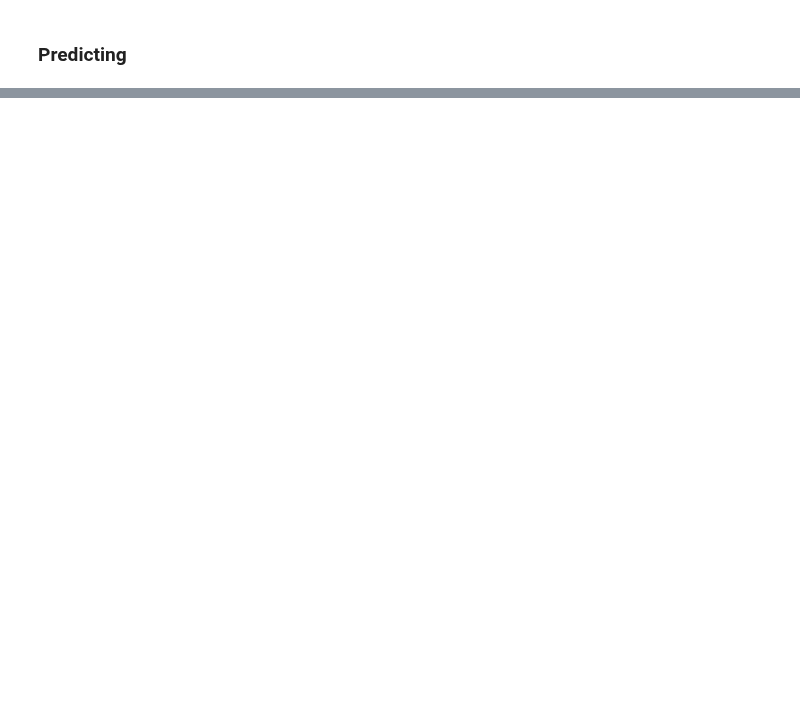
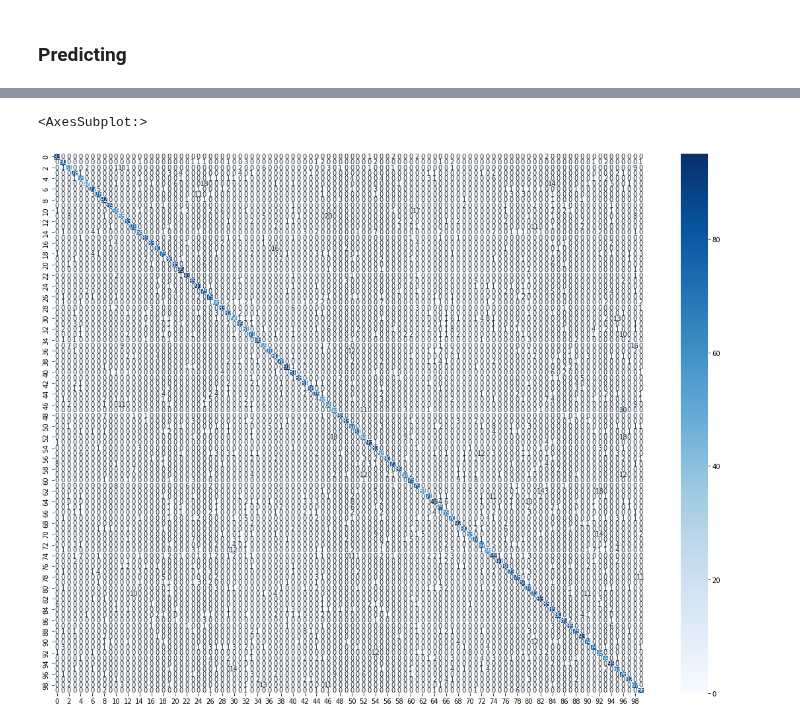
Before and after one commit to koulumang/CSU-CS510, a Jupyter notebook: CIFAR-10-100/Part-4-EfficientNetV2L.ipynb, the cells around one changed output, grey strips where cells are left out. Drawn from its saved outputs; the diff is of its cells as text; code cells hidden in the pictures; blank space fills up the shorter version.

```diff
--- a/CIFAR-10-100/Part-4-EfficientNetV2L.ipynb
+++ b/CIFAR-10-100/Part-4-EfficientNetV2L.ipynb
@@ -202,6 +202,7 @@ plt.show()
 # %%
-# y_pred = np.argmax(model.predict(test_images), axis=1)
+y_pred = np.argmax(model.predict(test_images), axis=1)
 
-# conf_matrix = pd.DataFrame(confusion_matrix(test_labels, y_pred), columns=range(100), index=range(100))
-# plt.figure(figsize=(20,15))
-# sb.heatmap(conf_matrix, annot=True, fmt="d",cmap="Blues")
+conf_matrix = pd.DataFrame(confusion_matrix(test_labels, y_pred), columns=range(100), index=range(100))
+plt.figure(figsize=(20,15))
+sb.heatmap(conf_matrix, annot=True, fmt="d",cmap="Blues")
+# %% [output]
@@ -207,0 +210,2 @@ plt.show()
+<AxesSubplot:>
+[figure, added]
```
Also changed, not shown: parts of 5 cells of this notebook, 1 other file.
